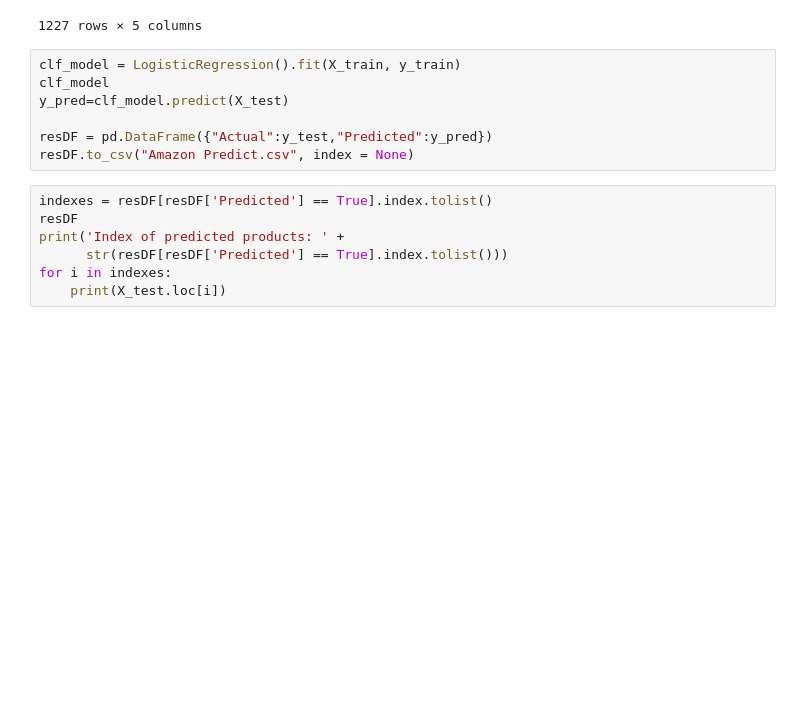
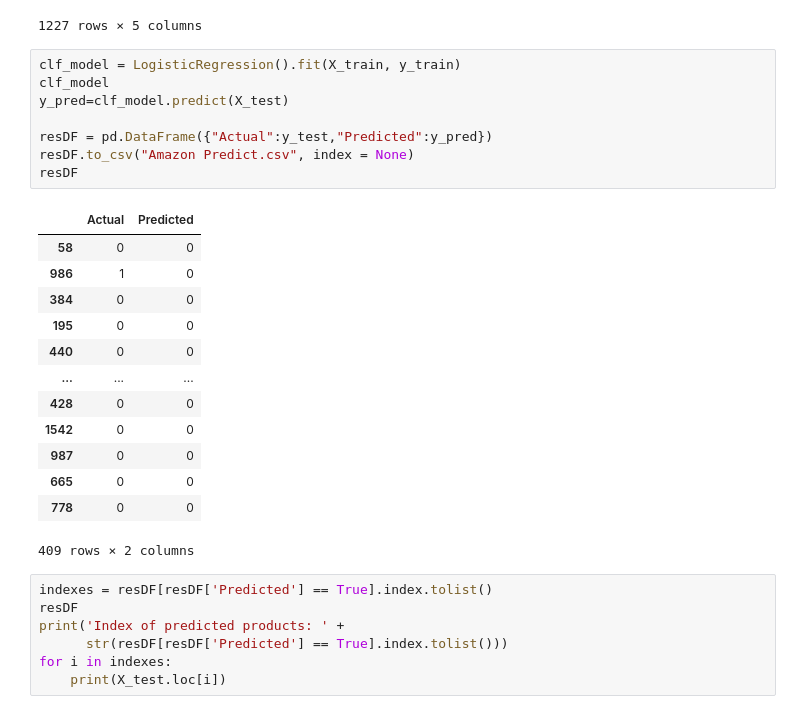
Before and after one commit to yanivlav/AmazonBestSellerPrediction, a Jupyter notebook: AmazonBestSellersPrediction.ipynb, the cells around one changed output. Cells and saved outputs as stored; diff of their text form; blank space fills up the shorter version.

```diff
--- a/AmazonBestSellersPrediction.ipynb
+++ b/AmazonBestSellersPrediction.ipynb
@@ -952,10 +952,25 @@ X_train
 # %%
 clf_model = LogisticRegression().fit(X_train, y_train)
 clf_model
 y_pred=clf_model.predict(X_test)
 
 resDF = pd.DataFrame({"Actual":y_test,"Predicted":y_pred})
 resDF.to_csv("Amazon Predict.csv", index = None)
+resDF
+# %% [output]
+|  | Actual | Predicted |
+| 58 | 0 | 0 |
+| 986 | 1 | 0 |
+| 384 | 0 | 0 |
+| 195 | 0 | 0 |
+| 440 | 0 | 0 |
+| ... | ... | ... |
+| 428 | 0 | 0 |
+| 1542 | 0 | 0 |
+| 987 | 0 | 0 |
+| 665 | 0 | 0 |
+| 778 | 0 | 0 |
+409 rows × 2 columns
 # %%
 indexes = resDF[resDF['Predicted'] == True].index.tolist()
 resDF
```
Also changed, not shown: parts of 19 cells of this notebook.
